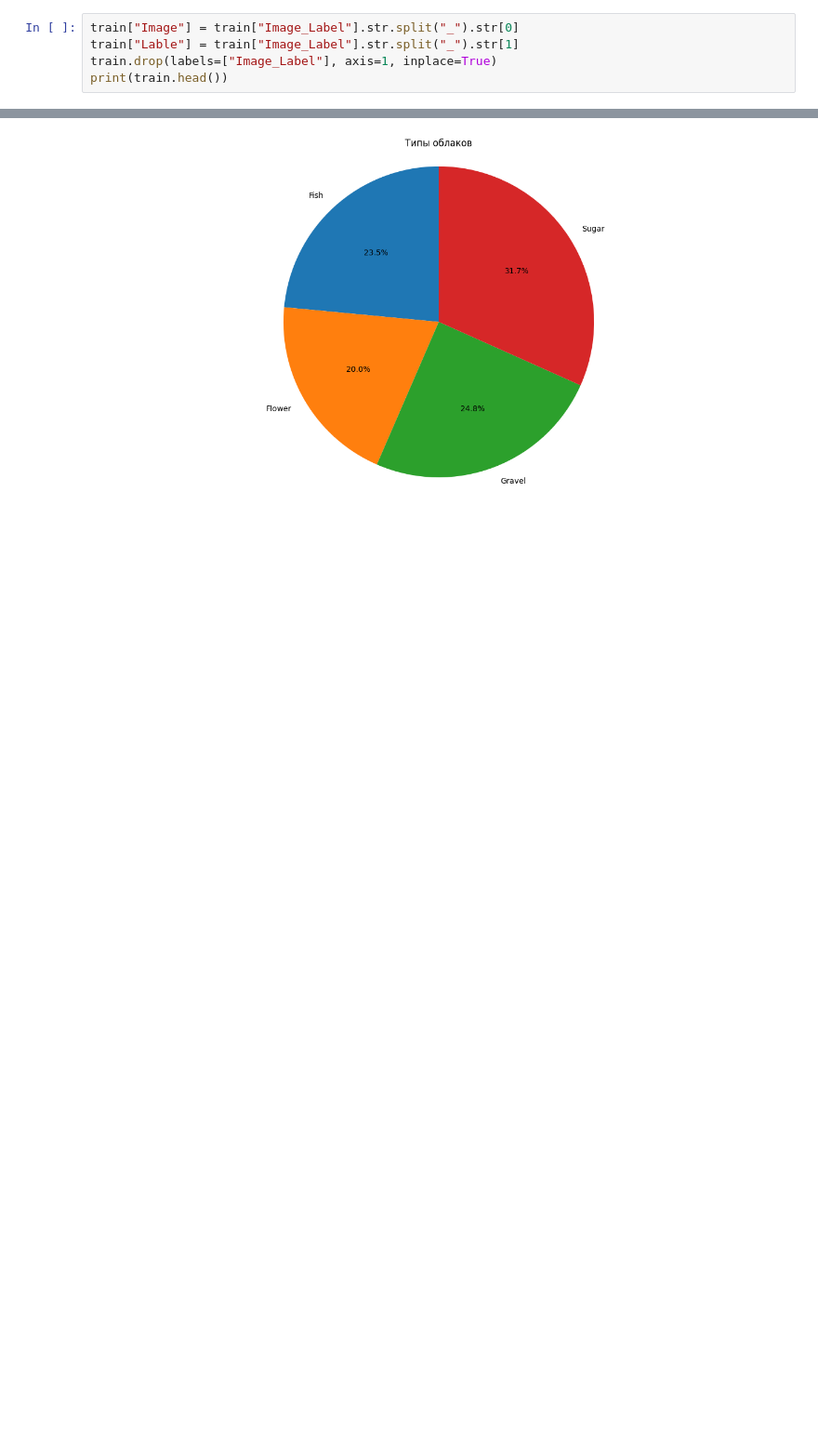
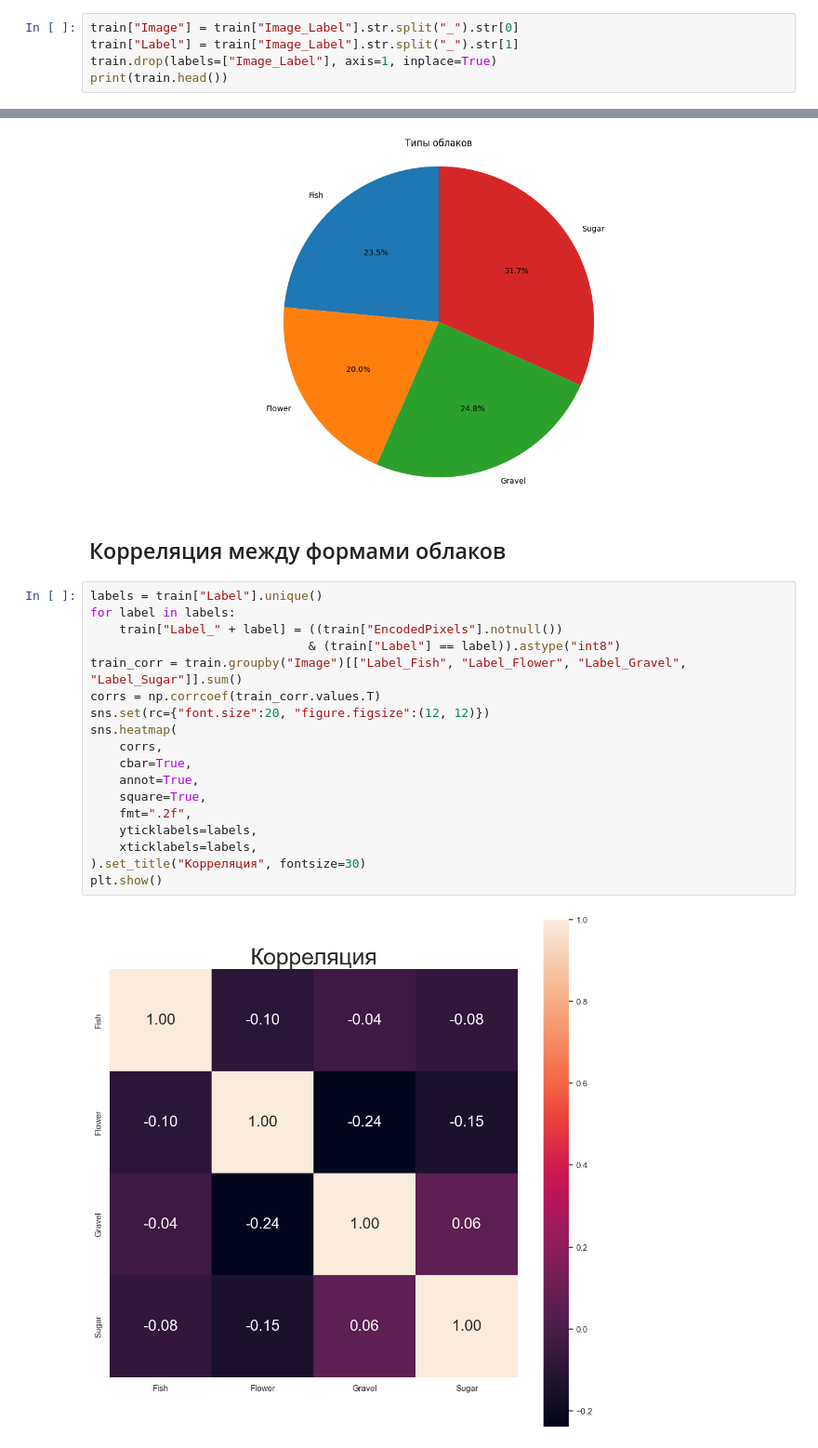
Before and after one commit to iteegi/data-science-algo, a Jupyter notebook: data-science-algo/tasks/25_cloud_shape_prediction.ipynb, the cells around one changed output, grey strips where cells are left out. Shown at 93% size. Cells and saved outputs as stored; diff of their text form; blank space fills up the shorter version.

Commit message:
show the correlation between cloud shapes

```diff
--- a/data-science-algo/tasks/25_cloud_shape_prediction.ipynb
+++ b/data-science-algo/tasks/25_cloud_shape_prediction.ipynb
@@ -44,7 +44,7 @@ print(train.head())
 ## Очистка данных
 # %%
 train["Image"] = train["Image_Label"].str.split("_").str[0]
-train["Lable"] = train["Image_Label"].str.split("_").str[1]
+train["Label"] = train["Image_Label"].str.split("_").str[1]
 train.drop(labels=["Image_Label"], axis=1, inplace=True)
 print(train.head())
 # %% [output]
@@ -98,3 +98,25 @@ ax.set_title("Типы облаков")
 plt.show()
 # %% [output]
 [figure]
+# %% [markdown]
+## Корреляция между формами облаков
+# %%
+labels = train["Label"].unique()
+for label in labels:
+    train["Label_" + label] = ((train["EncodedPixels"].notnull())
+                              & (train["Label"] == label)).astype("int8")
+train_corr = train.groupby("Image")[["Label_Fish", "Label_Flower", "Label_Gravel", "Label_Sugar"]].sum()
+corrs = np.corrcoef(train_corr.values.T)
+sns.set(rc={"font.size":20, "figure.figsize":(12, 12)})
+sns.heatmap(
+    corrs,
+    cbar=True,
+    annot=True,
+    square=True,
+    fmt=".2f",
+    yticklabels=labels,
+    xticklabels=labels,
+).set_title("Корреляция", fontsize=30)
+plt.show()
+# %% [output]
+[figure, added]
```
Also changed, not shown: parts of 2 cells of this notebook.
